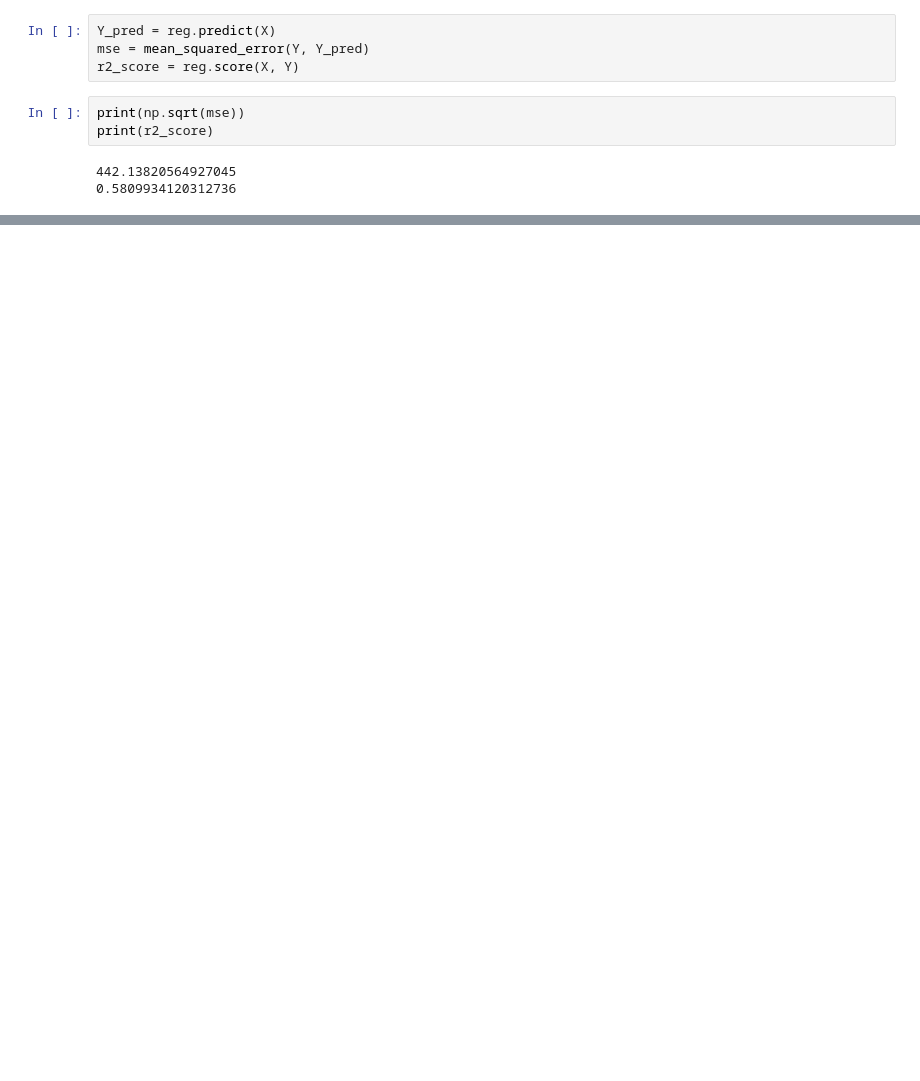
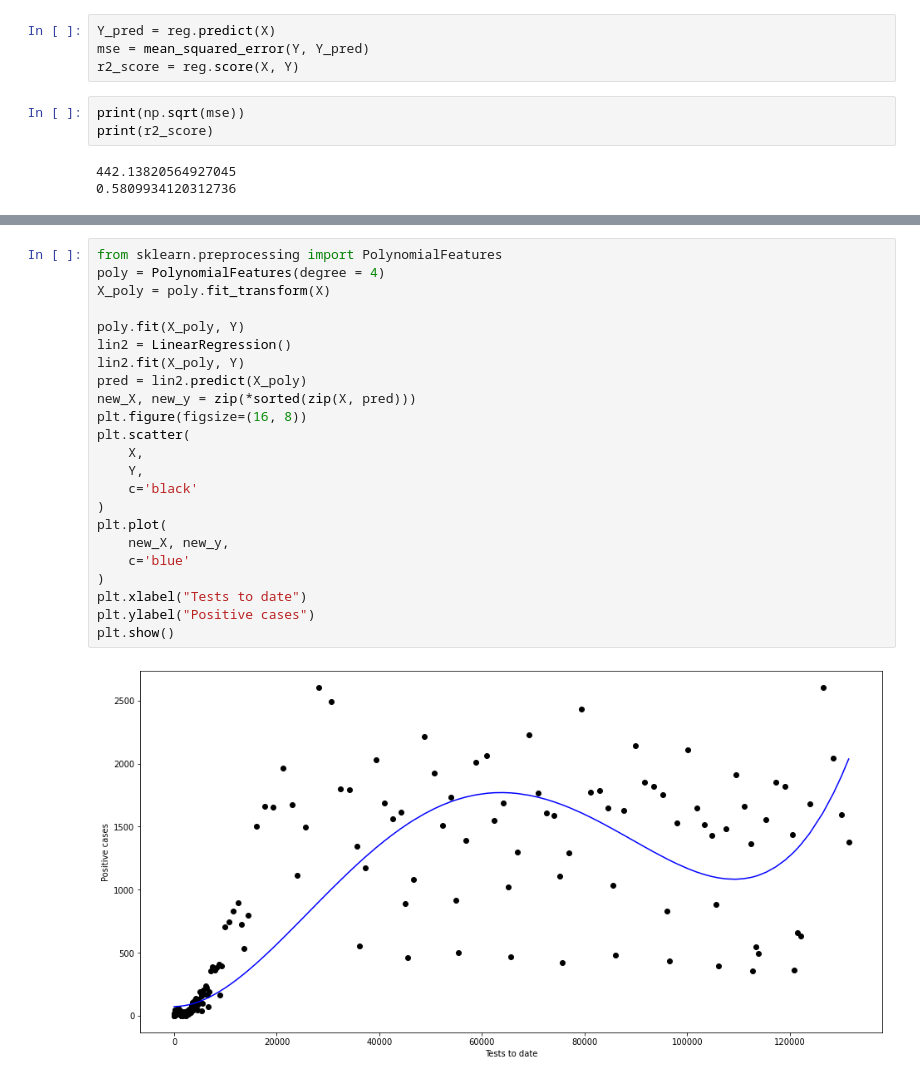
Before and after one commit to nejchauptman/Covid-19-prediction, a Jupyter notebook: covid_19.ipynb, the cells around one changed output, grey strips where cells are left out. Cells and saved outputs as stored; diff of their text form; blank space fills up the shorter version.

Commit message:
PolynomialFeatures added

```diff
--- a/covid_19.ipynb
+++ b/covid_19.ipynb
@@ -185,0 +201,25 @@ plt.show()
+# %%
+from sklearn.preprocessing import PolynomialFeatures
+poly = PolynomialFeatures(degree = 4)
+X_poly = poly.fit_transform(X)
+
+poly.fit(X_poly, Y)
+lin2 = LinearRegression()
+lin2.fit(X_poly, Y)
+pred = lin2.predict(X_poly)
+new_X, new_y = zip(*sorted(zip(X, pred)))
+plt.figure(figsize=(16, 8))
+plt.scatter(
+    X,
+    Y,
+    c='black'
+)
+plt.plot(
+    new_X, new_y,
+    c='blue'
+)
+plt.xlabel("Tests to date")
+plt.ylabel("Positive cases")
+plt.show()
+# %% [output]
+[figure, added]
```
Also changed, not shown: parts of 9 cells of this notebook.
